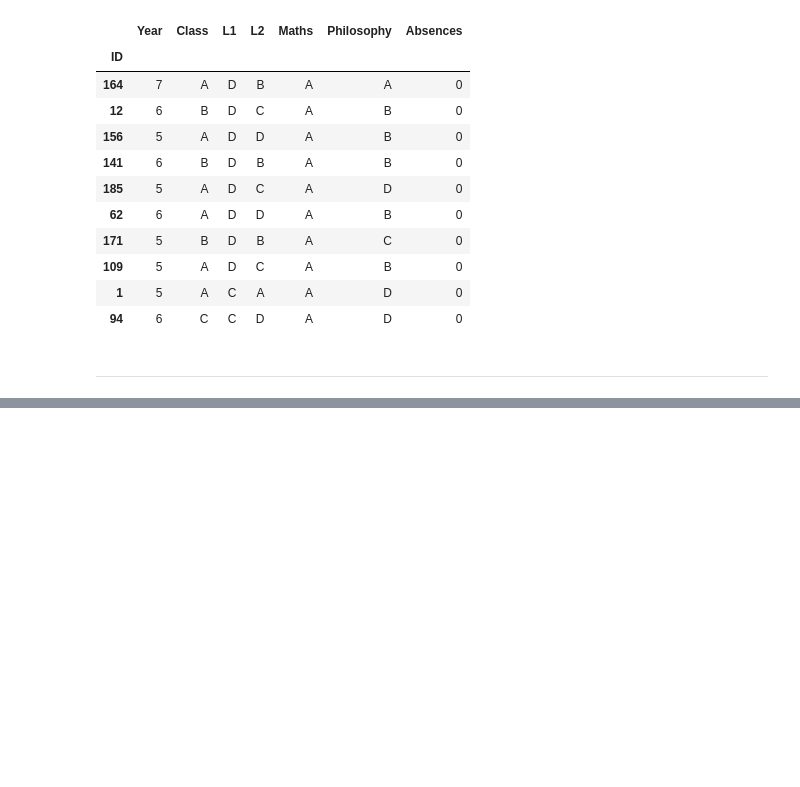
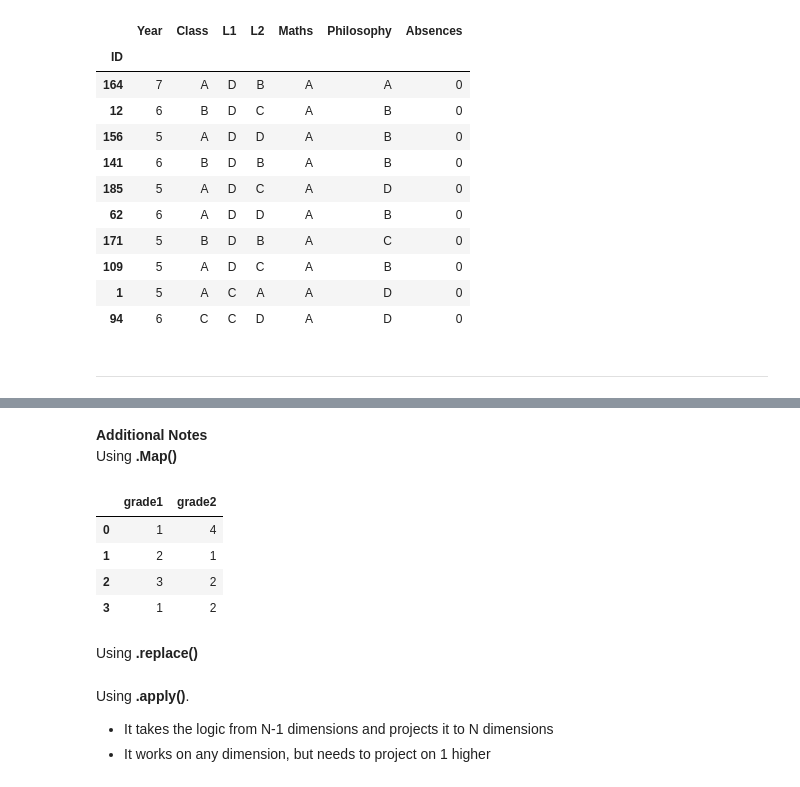
Before and after one commit to Pankaj-khator/pandas_challenge, a Jupyter notebook: pandas_challenge.ipynb, the cells around one changed output, grey strips where cells are left out. Saved outputs shown, nothing was run; the diff lists cells and outputs as text; code cells hidden in the pictures; blank space fills up the shorter version.

Commit message:
additional notes on .map() and .apply()

```diff
--- a/pandas_challenge.ipynb
+++ b/pandas_challenge.ipynb
@@ -376,0 +387,22 @@ math_a_students.head(10)
+# %% [markdown]
+**Additional Notes**
+Using **.Map()**
+# %%
+df_map = df.copy()
+
+for name in df.columns:
+    df_map.loc[:, name] = df_map.loc[:, name].map({'A': 1, 'B':2, 'C':3, 'D':4})
+
+df_map
+# %% [output]
+|  | grade1 | grade2 |
+| 0 | 1 | 4 |
+| 1 | 2 | 1 |
+| 2 | 3 | 2 |
+| 3 | 1 | 2 |
+# %% [markdown]
+Using **.replace()**
+# %% [markdown]
+Using **.apply()**.
+* It takes the logic from N-1 dimensions and projects it to N dimensions
+* It works on any dimension, but needs to project on 1 higher
```
Also changed, not shown: parts of 8 cells of this notebook.
